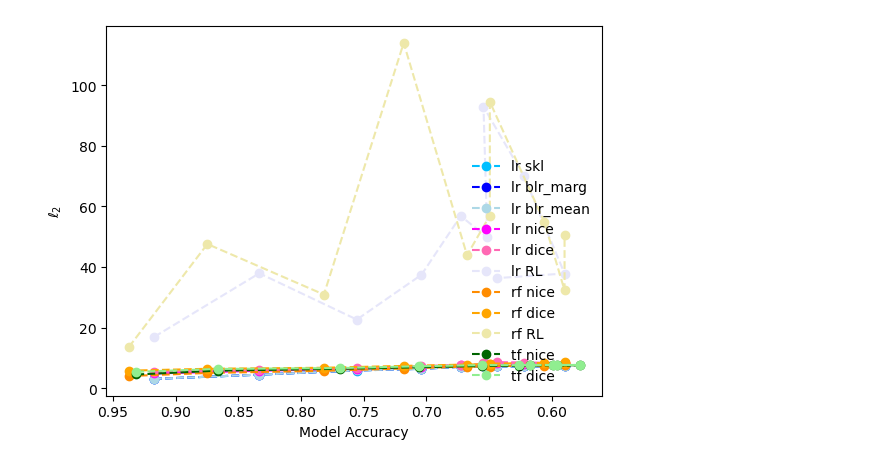
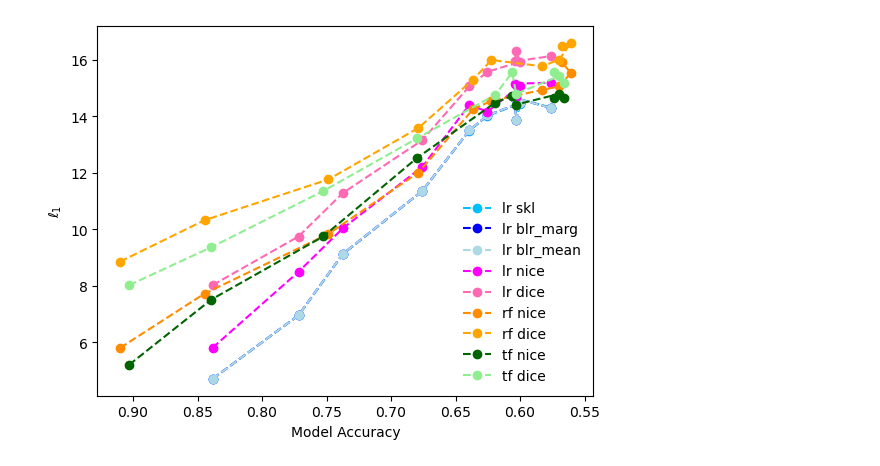
Before and after one commit to leonidaschristodoulou/xai-cfs, a Jupyter notebook: xai_plots.ipynb, the cells around one changed output. Saved outputs shown, nothing was run; the diff lists cells and outputs as text; code cells hidden in the pictures.

```diff
--- a/xai_plots.ipynb
+++ b/xai_plots.ipynb
@@ -34,6 +36,9 @@ def get_distance(A,B, continuous_columns, categorical_columns, l_norm=2):
     l_distances = np.linalg.norm(weighted_differences, axis=1, ord=l_norm)
     return l_distances
 # %%
+l_order = 1
+cm = ['TP','FP','FN','TN']
+
 colours = {('lr', 'skl'): 'deepskyblue',
            ('lr', 'blr_marg'): 'blue',
            ('lr', 'blr_mean'): 'lightblue',
@@ -82,7 +119,20 @@ if gsc_flag:
+# %%
+# # Choose dataset dynamically
+# dataset_name = "mock_data"  # Options: "mock_data", "german_credit", "adult_income", "gsc"
+# mock_data = 3  # Only relevant if dataset_name == "mock_data"
+# data = load_dataset(dataset_name, mock_data if dataset_name == "mock_data" else None)
+
+data = load_dataset("mock_data3", variant="ommited_var_test")
+
+# Extract variables
+cf_results_dict = data["cf_results_dict"]
+cf_calc = data["cf_calc"]
+model_results_dict = data["model_results_dict"]
+cfs_good_indices = data["cfs_good_indices"]
 # %%
 noises_list = list(cf_results_dict.keys())[1:]
 cf_methods = list(cf_results_dict[noises_list[0]].keys())
 n_features = np.array(cf_results_dict['noise_0'][('lr','nice')]).shape[1]
-numerical_columns = [int(i) for i in cf_calc.num_cols_tf]
-categorical_columns = [int(i) for i in cf_calc.cat_cols_tf]
+numerical_columns = [int(i) for i in cf_calc[0].num_cols_tf]
+categorical_columns = [int(i) for i in cf_calc[0].cat_cols_tf]
 # %%
@@ -124,28 +196,40 @@ for i, ax in enumerate(axes):
 # %%
 for i, kk in enumerate(cf_methods):
     x_acc = []
     d2 = []
+    compl = {}
     for k in cf_results_dict:
         if k=='noise_0': continue
-        x_acc.append(model_results_dict[k][(kk[0],'accuracy')])
+        ii = int(k.split("_")[-1])
         A = cf_results_dict[k][kk]
         B = cf_results_dict['noise_0'][kk]
         if kk[1]=='nice' or kk[1]=='dice' or kk[1]=='RL':
             if kk[0]!='tf':
-                A = cf_calc.models[0]['PP'].transform(pd.DataFrame(A, columns=[str(j) for j in range(n_features)])).astype(float)
-                B = cf_calc.models[0]['PP'].transform(pd.DataFrame(B, columns=[str(j) for j in range(n_features)])).astype(float)
-        #good_indices = cfs_good_indices[k][kk] # we ignore that because it won't work for plotting. This is a >5% level effect.
-        d2.append(get_distance(A, B, numerical_columns, categorical_columns, l_norm=l_order))
+                A = cf_calc[ii].models[0]['PP'].transform(pd.DataFrame(A, columns=[str(j) for j in range(n_features)])).astype(float)
+                B = cf_calc[ii].models[0]['PP'].transform(pd.DataFrame(B, columns=[str(j) for j in range(n_features)])).astype(float)
+        good_indices = cfs_good_indices[k][kk]
+        d_temp = get_distance(A[good_indices], B[good_indices], numerical_columns, categorical_columns, l_norm=l_order)
 
-    d2 = np.array(d2)
-    plt.plot(x_acc, np.median(d2, axis=1), color=colours[kk],label=kk[0]+' '+kk[1],alpha=1, linestyle='--', marker='o')
-    #plt.fill_between(x_acc, np.percentile(d2,40,axis=1), np.percentile(d2,60,axis=1), color=colours[kk],alpha=0.2)
+        if len(d_temp>0):
+            d2.append(d_temp)
+            compl[(kk, k)] = (sum(good_indices)/len(good_indices))
+            x_acc.append(model_results_dict[k][(kk[0],'accuracy')])
+
+    d2 = np.array([np.array([np.mean(i),np.percentile(i,25), np.percentile(i,75)])  for i in d2])
+
+    if len(d2)==0: continue
+
+    if any(value < 0.9 for value in compl.values()):
+        pass
+    else:
+        plt.plot(x_acc, d2[:,0], color=colours[kk],label=kk[0]+' '+kk[1],alpha=1, linestyle='--', marker='o')
+        #plt.fill_between(x_acc, d2[:,1], d2[:, 2], color=colours[kk],alpha=0.2)
 plt.legend(frameon=False,loc='lower right')
-plt.ylabel(r'$\ell_2$')
+plt.ylabel(r'$\ell_1$')
 plt.xlabel('Model Accuracy')
 plt.gca().invert_xaxis()
 # %% [output]
-[figure, old version]
+[figure, new version]
 # %%
 def model_dict_to_df(model_dict):
     df = pd.DataFrame.from_dict(model_dict, orient='index', columns=['value'])
```
Also changed, not shown: parts of 15 cells of this notebook, 3 other files.
